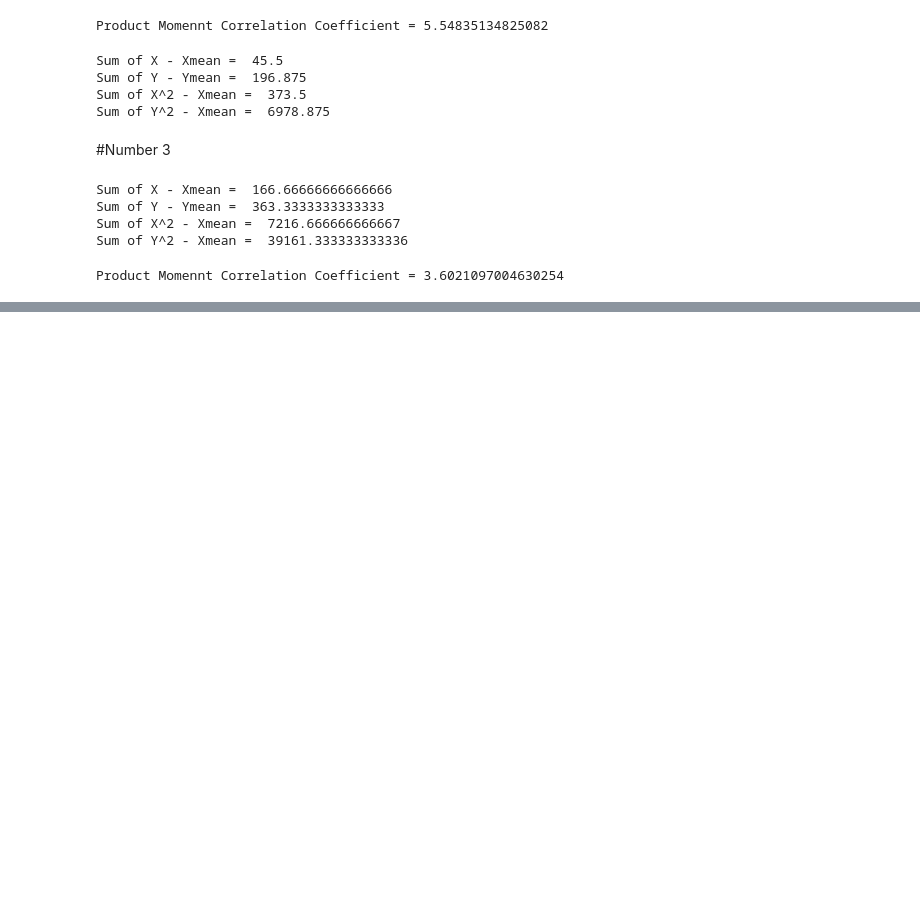
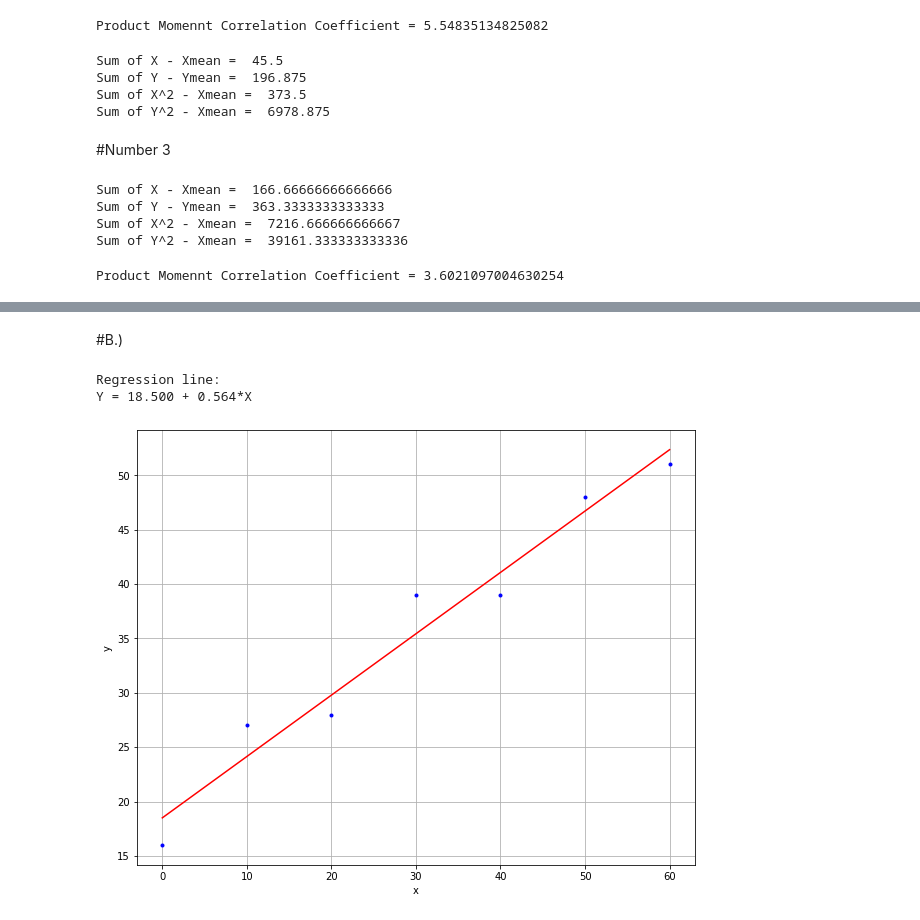
Before and after one commit to PvrpleJade/AIDA-2, a Jupyter notebook: Midterm_Exam_(Santos,_Franz).ipynb, the cells around one changed output, grey strips where cells are left out. Cells and saved outputs as stored; diff of their text form; code cells hidden in the pictures; blank space fills up the shorter version.

```diff
--- a/Midterm_Exam_(Santos,_Franz).ipynb
+++ b/Midterm_Exam_(Santos,_Franz).ipynb
@@ -181,0 +221,8 @@ Product Momennt Correlation Coefficient = 3.6021097004630254
+# %% [markdown]
+#B.)
+# %%
+leastRegLine([0,10,20,30,40,50,60],[16,27,28,39,39,48,51])
+# %% [output]
+Regression line:
+Y = 18.500 + 0.564*X
+[figure, added]
```
Also changed, not shown: parts of 26 cells of this notebook.
